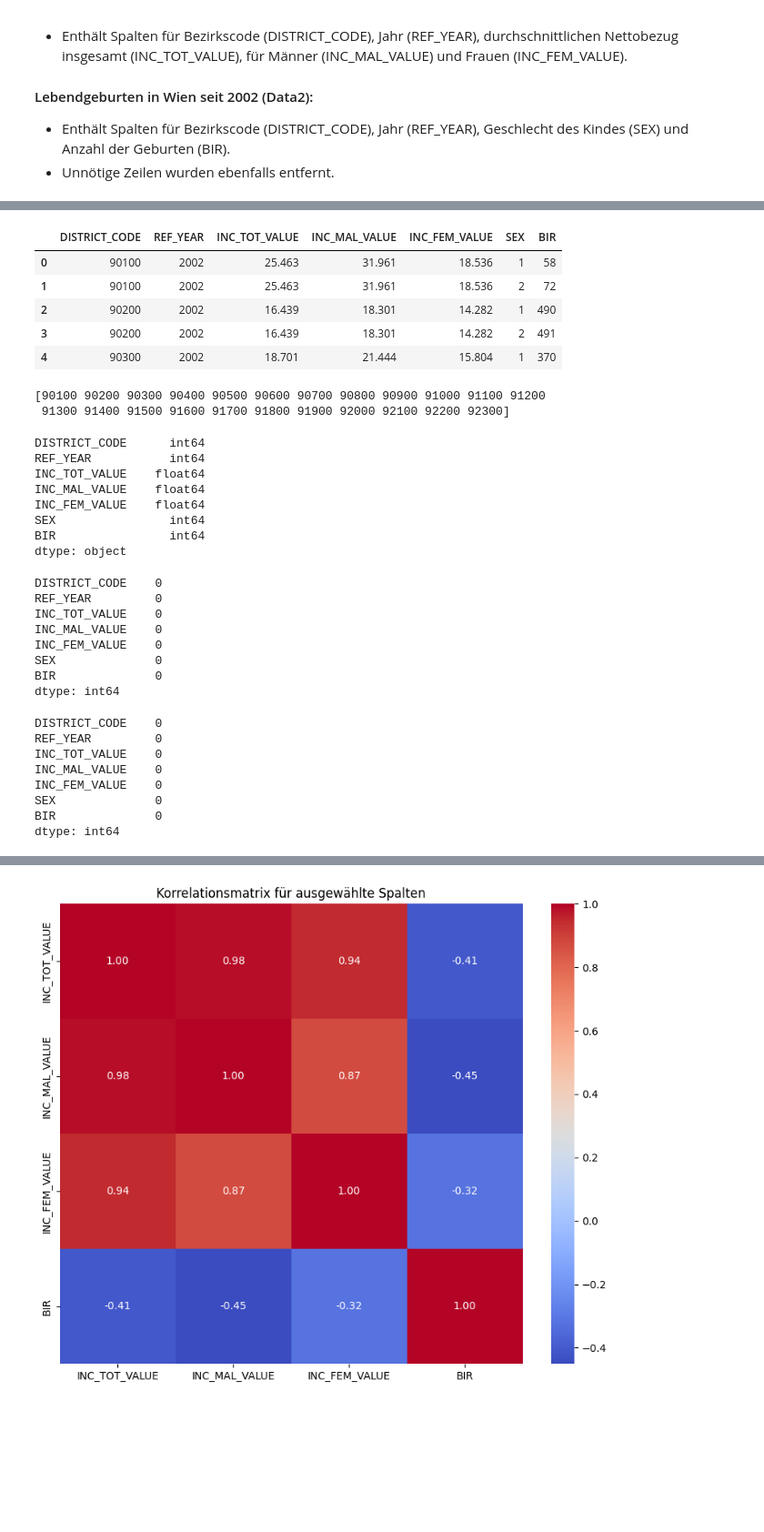
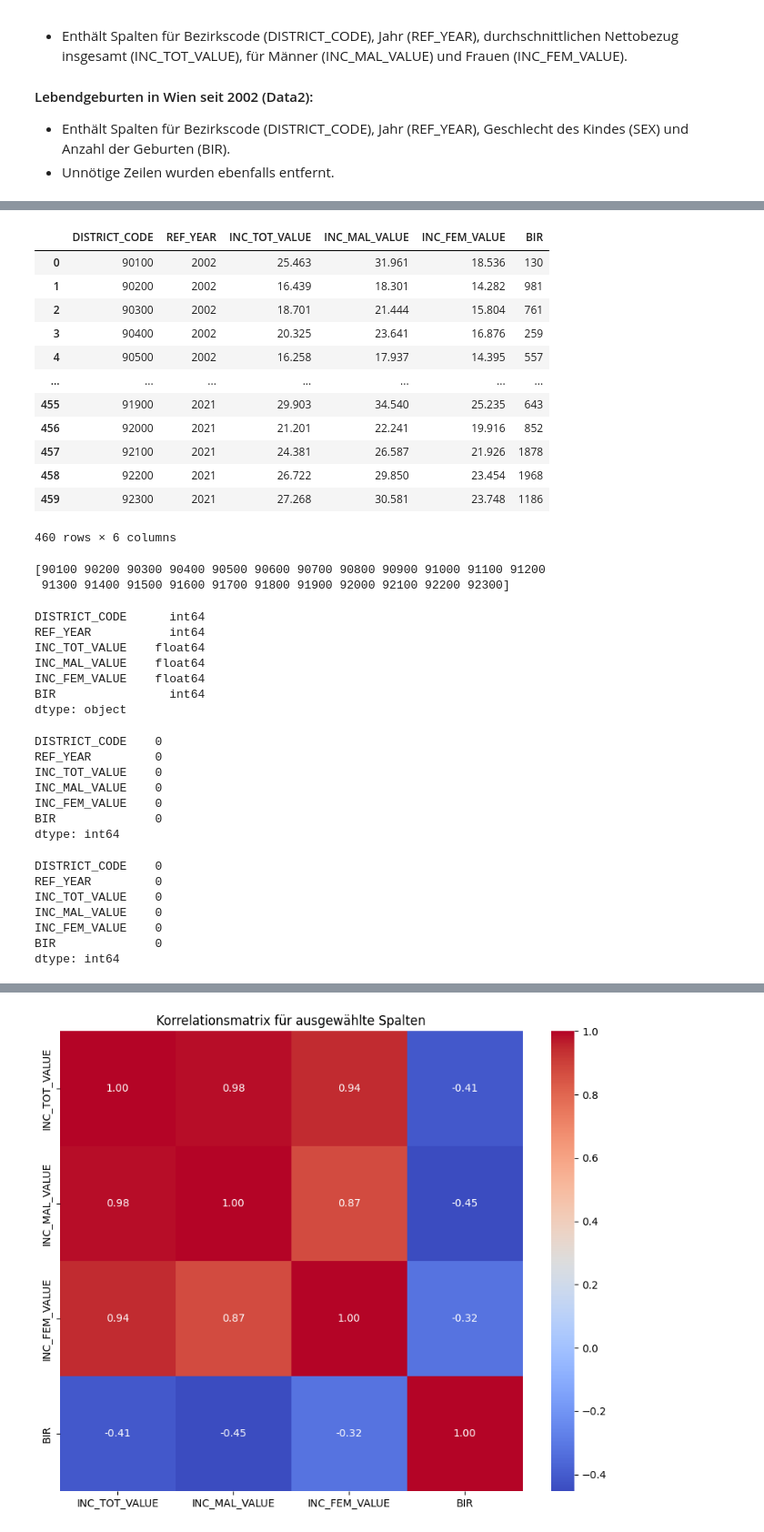
Before and after one commit to ds23m028/Abschlussprojekt_DSI, a Jupyter notebook: EDA.ipynb, the cells around one changed output, grey strips where cells are left out. Shown at 91% size. Drawn from its saved outputs; the diff is of its cells as text; code cells hidden in the pictures; blank space fills up the shorter version.

```diff
--- a/EDA.ipynb
+++ b/EDA.ipynb
@@ -90,7 +90,7 @@ find_delimiter('/workspaces/Abschlussprojekt_DSI/data/vie-bez-pop-sex-bir-2002f.
 data1_clean = data1[['DISTRICT_CODE', 'REF_YEAR', 'INC_TOT_VALUE', 'INC_MAL_VALUE', 'INC_FEM_VALUE']]
 
 # Bereinigen der Geburtsdaten
-data2_clean = data2[['DISTRICT_CODE', 'REF_YEAR', 'SEX', 'BIR']]
+data2_clean = data2[['DISTRICT_CODE', 'REF_YEAR', 'BIR']]
 
 
 # Anzeigen der bereinigten
@@ -120,3 +120,8 @@ data1_clean_head, data2_clean_head
 
 * Enthält Spalten für Bezirkscode (DISTRICT_CODE), Jahr (REF_YEAR), Geschlecht des Kindes (SEX) und Anzahl der Geburten (BIR).
 * Unnötige Zeilen wurden ebenfalls entfernt.
+# %%
+data2_grouped = data2_clean.groupby(['DISTRICT_CODE', 'REF_YEAR']).sum().reset_index()
+
+
+data1_clean, data2_grouped
@@ -123,18 +146,23 @@ data1_clean_head, data2_clean_head
 # %%
 # Verknüpfung der Datensätze
-merged_data = pd.merge(data1_clean, data2_clean, on=['DISTRICT_CODE', 'REF_YEAR'])
+merged_data = pd.merge(data1_clean, data2_grouped, on=['DISTRICT_CODE', 'REF_YEAR'])
 
 # Überprüfung der ersten paar Zeilen des verknüpften Datensatzes
-merged_data_head = merged_data.head()
-
-merged_data_head
+merged_data
 # %% [output]
-|  | DISTRICT_CODE | REF_YEAR | INC_TOT_VALUE | INC_MAL_VALUE | INC_FEM_VALUE | SEX | BIR |
-| 0 | 90100 | 2002 | 25.463 | 31.961 | 18.536 | 1 | 58 |
-| 1 | 90100 | 2002 | 25.463 | 31.961 | 18.536 | 2 | 72 |
-| 2 | 90200 | 2002 | 16.439 | 18.301 | 14.282 | 1 | 490 |
-| 3 | 90200 | 2002 | 16.439 | 18.301 | 14.282 | 2 | 491 |
-| 4 | 90300 | 2002 | 18.701 | 21.444 | 15.804 | 1 | 370 |
+|  | DISTRICT_CODE | REF_YEAR | INC_TOT_VALUE | INC_MAL_VALUE | INC_FEM_VALUE | BIR |
+| 0 | 90100 | 2002 | 25.463 | 31.961 | 18.536 | 130 |
+| 1 | 90200 | 2002 | 16.439 | 18.301 | 14.282 | 981 |
+| 2 | 90300 | 2002 | 18.701 | 21.444 | 15.804 | 761 |
+| 3 | 90400 | 2002 | 20.325 | 23.641 | 16.876 | 259 |
+| 4 | 90500 | 2002 | 16.258 | 17.937 | 14.395 | 557 |
+| ... | ... | ... | ... | ... | ... | ... |
+| 455 | 91900 | 2021 | 29.903 | 34.540 | 25.235 | 643 |
+| 456 | 92000 | 2021 | 21.201 | 22.241 | 19.916 | 852 |
+| 457 | 92100 | 2021 | 24.381 | 26.587 | 21.926 | 1878 |
+| 458 | 92200 | 2021 | 26.722 | 29.850 | 23.454 | 1968 |
+| 459 | 92300 | 2021 | 27.268 | 30.581 | 23.748 | 1186 |
+460 rows × 6 columns
 # %%
 # category listing
 
@@ -150,7 +178,6 @@ REF_YEAR           int64
 INC_TOT_VALUE    float64
 INC_MAL_VALUE    float64
 INC_FEM_VALUE    float64
-SEX                int64
 BIR                int64
 dtype: object
 # %%
@@ -163,7 +190,6 @@ REF_YEAR         0
 INC_TOT_VALUE    0
 INC_MAL_VALUE    0
 INC_FEM_VALUE    0
-SEX              0
 BIR              0
 dtype: int64
 # %%
@@ -178,7 +204,6 @@ REF_YEAR         0
 INC_TOT_VALUE    0
 INC_MAL_VALUE    0
 INC_FEM_VALUE    0
-SEX              0
 BIR              0
 dtype: int64
 # %%
```
Also changed, not shown: parts of 4 cells of this notebook, 1 other file.
